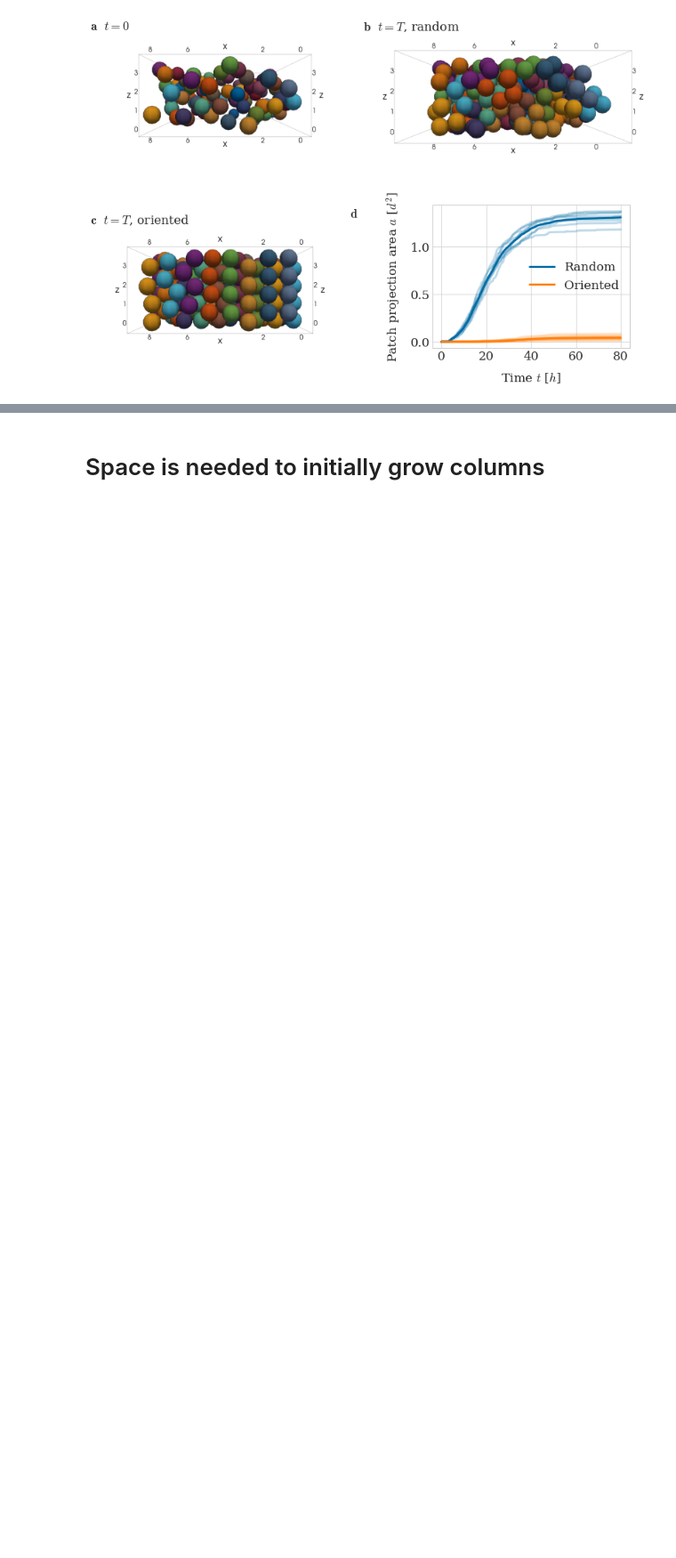
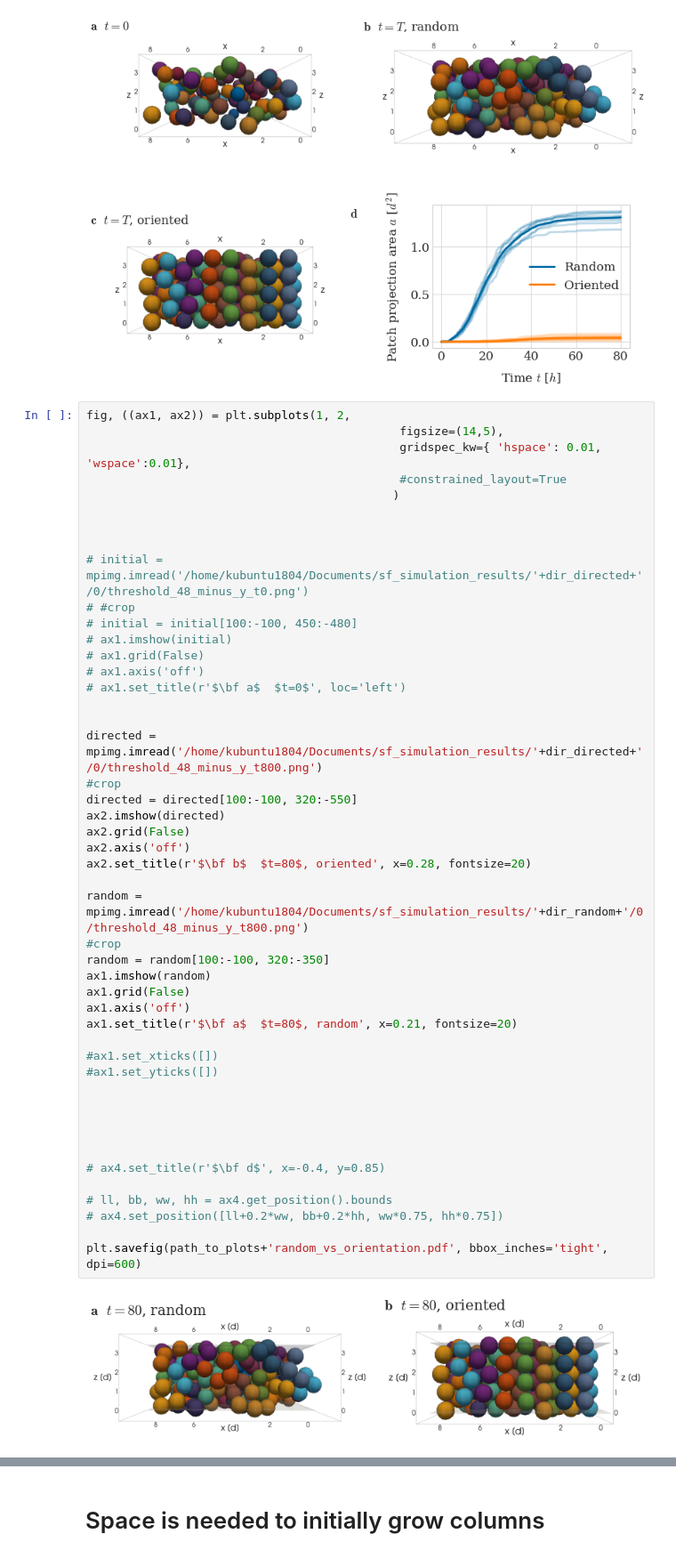
Before and after one commit to somathias/CartilageCBM, a Jupyter notebook: exp-mesenchymal_condensation_draft.ipynb, the cells around one changed output, grey strips where cells are left out. Shown at 89% size. Drawn from its saved outputs; the diff is of its cells as text; blank space fills up the shorter version.

```diff
--- a/exp-mesenchymal_condensation_draft.ipynb
+++ b/exp-mesenchymal_condensation_draft.ipynb
@@ -301,3 +329,52 @@ ax4.set_position([ll+0.2*ww, bb+0.2*hh, ww*0.75, hh*0.75])
 plt.savefig(path_to_plots+'ppa_orientation.pdf', bbox_inches='tight', dpi=600)
 # %% [output]
 [figure]
+# %%
+fig, ((ax1, ax2)) = plt.subplots(1, 2,
+                                             figsize=(14,5),
+                                             gridspec_kw={ 'hspace': 0.01, 'wspace':0.01},
+                                             #constrained_layout=True
+                                            )
+
+
+
+# initial = mpimg.imread('/home/kubuntu1804/Documents/sf_simulation_results/'+dir_directed+'/0/threshold_48_minus_y_t0.png')
+# #crop
+# initial = initial[100:-100, 450:-480]
+# ax1.imshow(initial)
+# ax1.grid(False)
+# ax1.axis('off')
+# ax1.set_title(r'$\bf a$  $t=0$', loc='left')
+
+
+directed = mpimg.imread('/home/kubuntu1804/Documents/sf_simulation_results/'+dir_directed+'/0/threshold_48_minus_y_t800.png')
+#crop
+directed = directed[100:-100, 320:-550]
+ax2.imshow(directed)
+ax2.grid(False)
+ax2.axis('off')
+ax2.set_title(r'$\bf b$  $t=80$, oriented', x=0.28, fontsize=20)
+
+random = mpimg.imread('/home/kubuntu1804/Documents/sf_simulation_results/'+dir_random+'/0/threshold_48_minus_y_t800.png')
+#crop
+random = random[100:-100, 320:-350]
+ax1.imshow(random)
+ax1.grid(False)
+ax1.axis('off')
+ax1.set_title(r'$\bf a$  $t=80$, random', x=0.21, fontsize=20)
+
+#ax1.set_xticks([])
+#ax1.set_yticks([])
+
+
+
+
+
+# ax4.set_title(r'$\bf d$', x=-0.4, y=0.85)
+
+# ll, bb, ww, hh = ax4.get_position().bounds
+# ax4.set_position([ll+0.2*ww, bb+0.2*hh, ww*0.75, hh*0.75])
+
+plt.savefig(path_to_plots+'random_vs_orientation.pdf', bbox_inches='tight', dpi=600)
+# %% [output]
+[figure, added]
```
Also changed, not shown: parts of 5 cells of this notebook, 1 other file.
